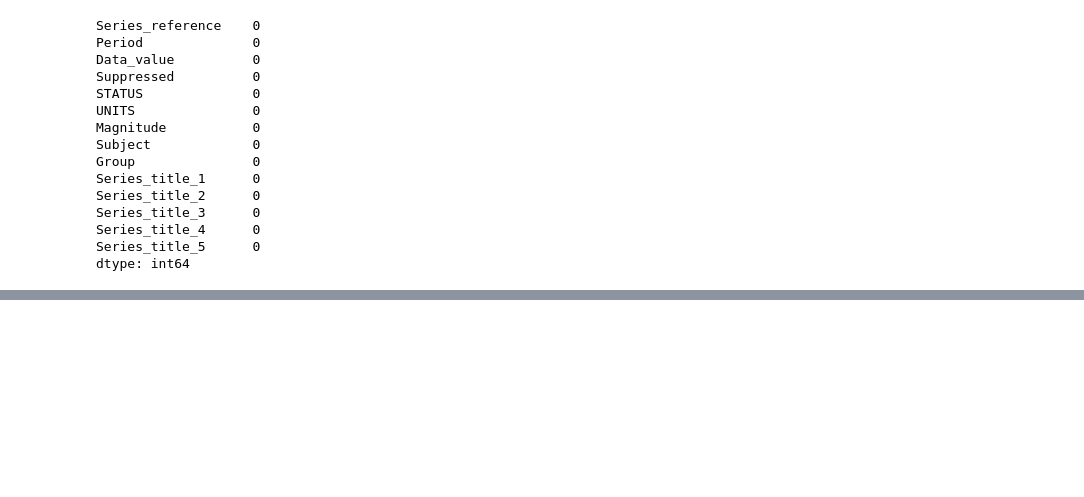
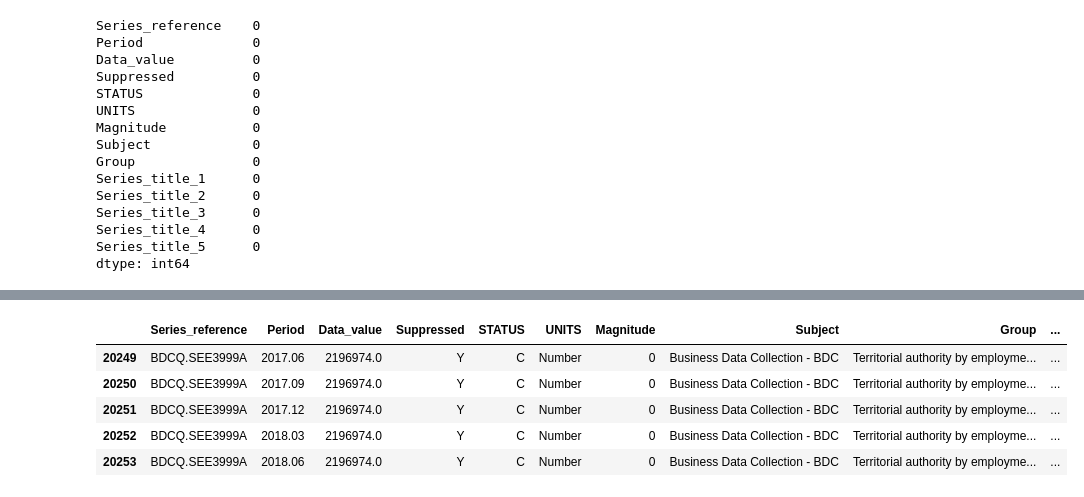
Before and after one commit to hardik-batheja/bankdbms_practiceques, a Jupyter notebook: Assignment/Assignment.ipynb, the cells around one changed output, grey strips where cells are left out. Saved outputs shown, nothing was run; the diff lists cells and outputs as text; code cells hidden in the pictures; blank space fills up the shorter version.

```diff
--- a/Assignment/Assignment.ipynb
+++ b/Assignment/Assignment.ipynb
@@ -101,0 +179,9 @@ df1.duplicated().sum()
+# %%
+df1.tail()
+# %% [output]
+|  | Series_reference | Period | Data_value | Suppressed | STATUS | UNITS | Magnitude | Subject | Group | ... |
+| 20249 | BDCQ.SEE3999A | 2017.06 | 2196974.0 | Y | C | Number | 0 | Business Data Collection - BDC | Territorial authority by employme... | ... |
+| 20250 | BDCQ.SEE3999A | 2017.09 | 2196974.0 | Y | C | Number | 0 | Business Data Collection - BDC | Territorial authority by employme... | ... |
+| 20251 | BDCQ.SEE3999A | 2017.12 | 2196974.0 | Y | C | Number | 0 | Business Data Collection - BDC | Territorial authority by employme... | ... |
+| 20252 | BDCQ.SEE3999A | 2018.03 | 2196974.0 | Y | C | Number | 0 | Business Data Collection - BDC | Territorial authority by employme... | ... |
+| 20253 | BDCQ.SEE3999A | 2018.06 | 2196974.0 | Y | C | Number | 0 | Business Data Collection - BDC | Territorial authority by employme... | ... |
```
Also changed, not shown: parts of 13 cells of this notebook, 2 other files.
